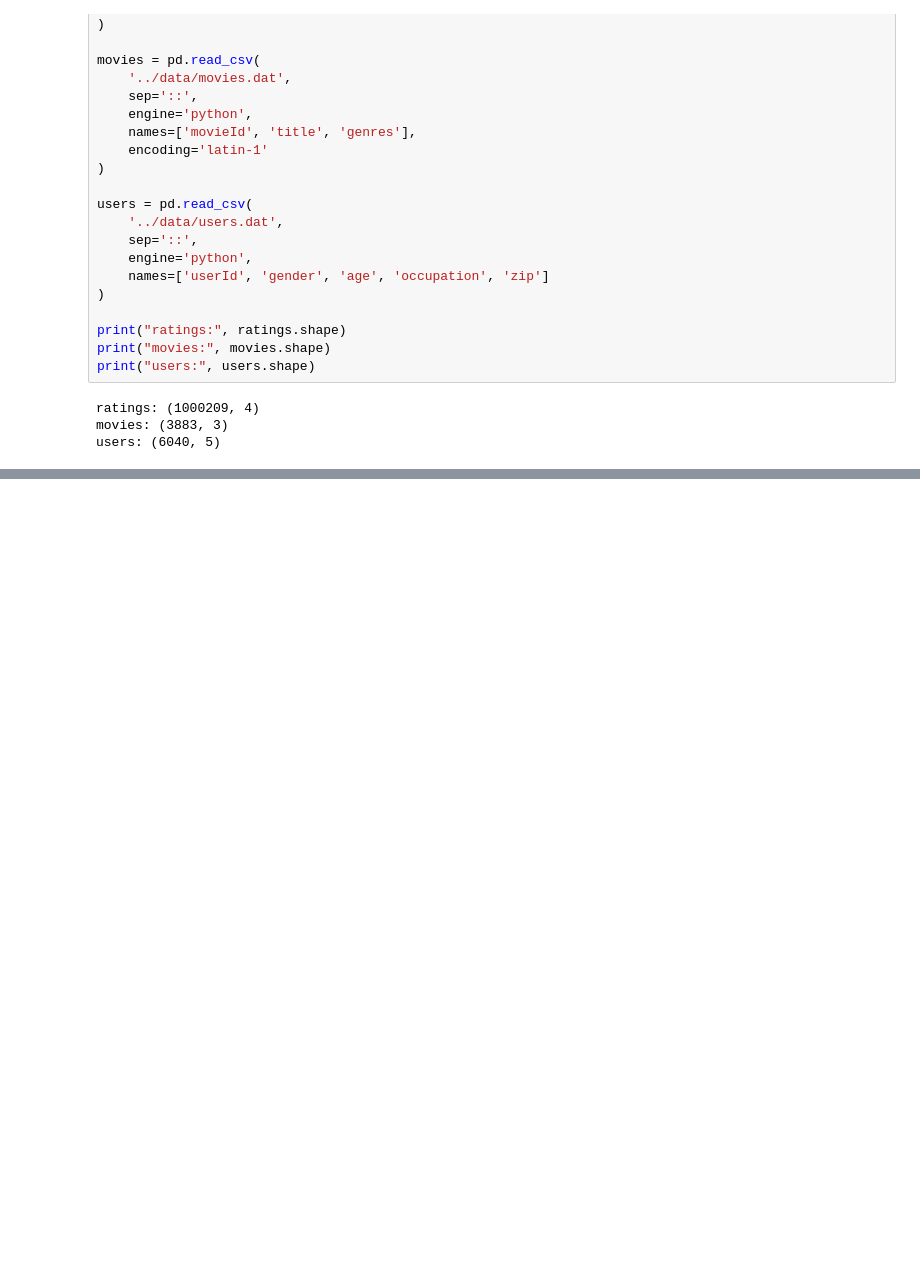
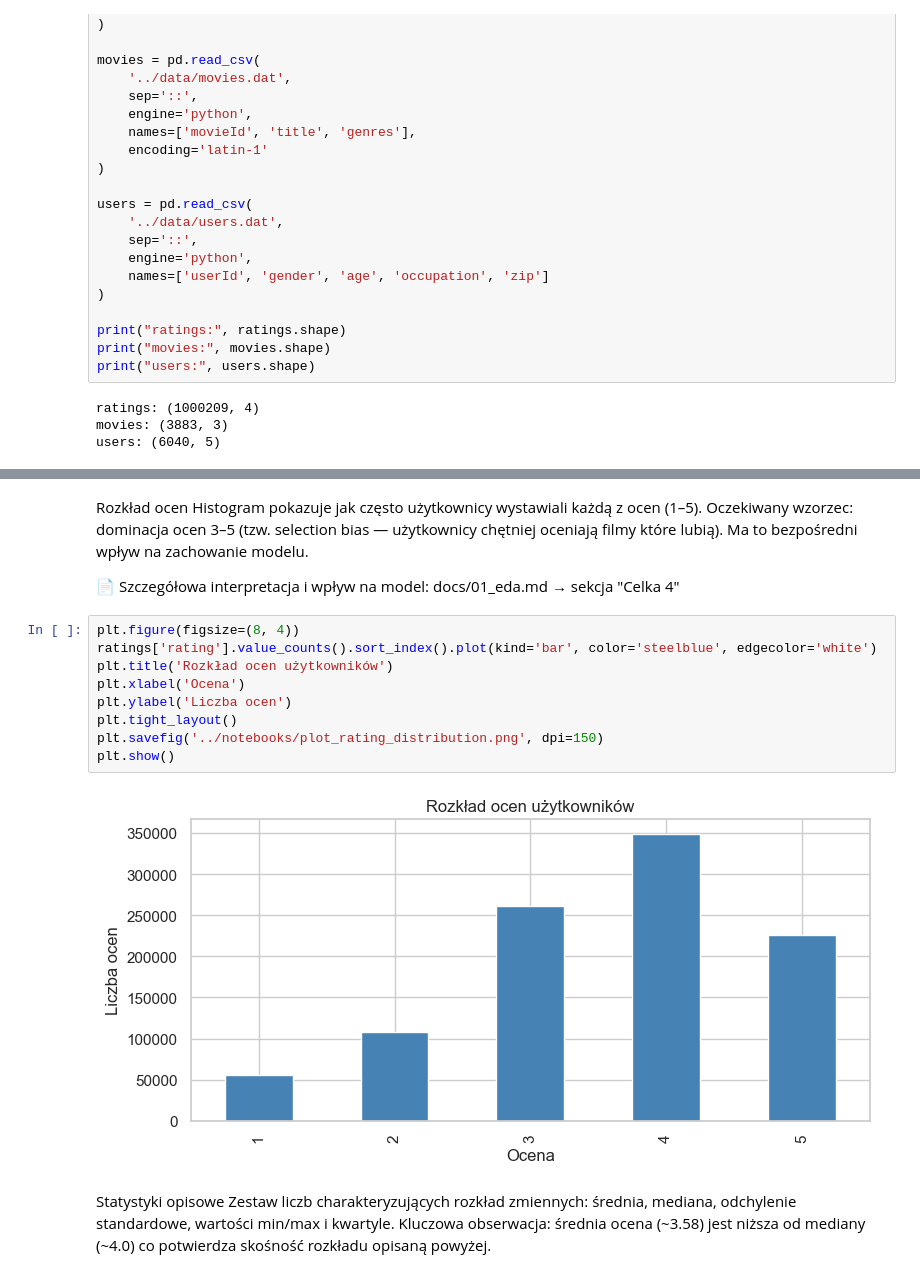
Before and after one commit to robertpilczuk/magisterka, a Jupyter notebook: notebooks/01_eda.ipynb, the cells around one changed output, grey strips where cells are left out. Cells and saved outputs as stored; diff of their text form; blank space fills up the shorter version.

Commit message:
docs: add markdown cells to notebooks 01, 02 and 03

```diff
--- a/notebooks/01_eda.ipynb
+++ b/notebooks/01_eda.ipynb
@@ -38,0 +79,24 @@ users: (6040, 5)
+# %% [markdown]
+Rozkład ocen
+Histogram pokazuje jak często użytkownicy wystawiali każdą z ocen (1–5).
+Oczekiwany wzorzec: dominacja ocen 3–5 (tzw. selection bias — użytkownicy
+chętniej oceniają filmy które lubią). Ma to bezpośredni wpływ na zachowanie modelu.
+
+📄 Szczegółowa interpretacja i wpływ na model: docs/01_eda.md → sekcja "Celka 4"
+# %%
+plt.figure(figsize=(8, 4))
+ratings['rating'].value_counts().sort_index().plot(kind='bar', color='steelblue', edgecolor='white')
+plt.title('Rozkład ocen użytkowników')
+plt.xlabel('Ocena')
+plt.ylabel('Liczba ocen')
+plt.tight_layout()
+plt.savefig('../notebooks/plot_rating_distribution.png', dpi=150)
+plt.show()
+# %% [output]
+[figure, added]
+# %% [markdown]
+Statystyki opisowe
+Zestaw liczb charakteryzujących rozkład zmiennych: średnia, mediana,
+odchylenie standardowe, wartości min/max i kwartyle.
+Kluczowa obserwacja: średnia ocena (~3.58) jest niższa od mediany (~4.0)
+co potwierdza skośność rozkładu opisaną powyżej.
```
Also changed, not shown: parts of 15 cells of this notebook, 2 other files.
